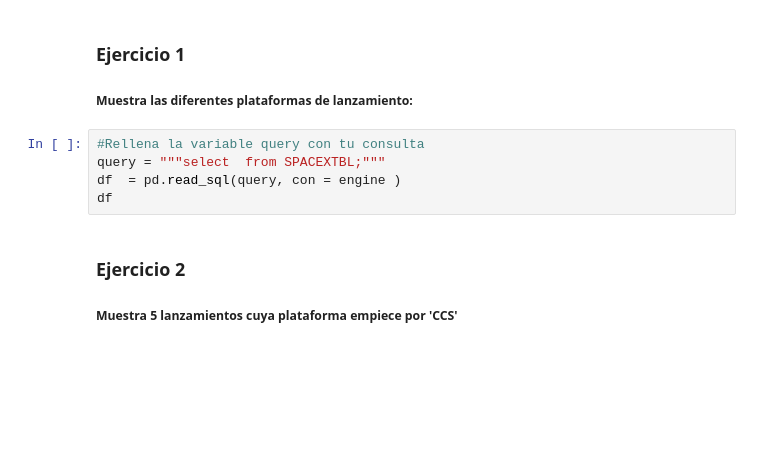
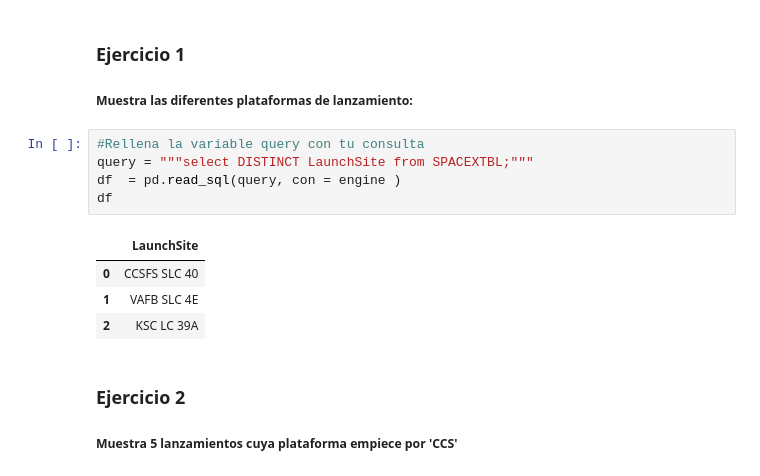
Before and after one commit to cristinaescriche/Curso-de-Cloud, a Jupyter notebook: Día 05/SpaceX - 3 -EDA Using SQL.ipynb, the cells around one changed output. Saved outputs shown, nothing was run; the diff lists cells and outputs as text; blank space fills up the shorter version.

```diff
--- a/Día 05/SpaceX - 3 -EDA Using SQL.ipynb
+++ b/Día 05/SpaceX - 3 -EDA Using SQL.ipynb
@@ -56,9 +68,14 @@ df
 ##### Muestra las diferentes plataformas de lanzamiento:
 # %%
 #Rellena la variable query con tu consulta
-query = """select  from SPACEXTBL;"""
+query = """select DISTINCT LaunchSite from SPACEXTBL;"""
 df  = pd.read_sql(query, con = engine )
 df
+# %% [output]
+|  | LaunchSite |
+| 0 | CCSFS SLC 40 |
+| 1 | VAFB SLC 4E |
+| 2 | KSC LC 39A |
 # %% [markdown]
 ### Ejercicio 2
 
```
Also changed, not shown: parts of 10 cells of this notebook.
